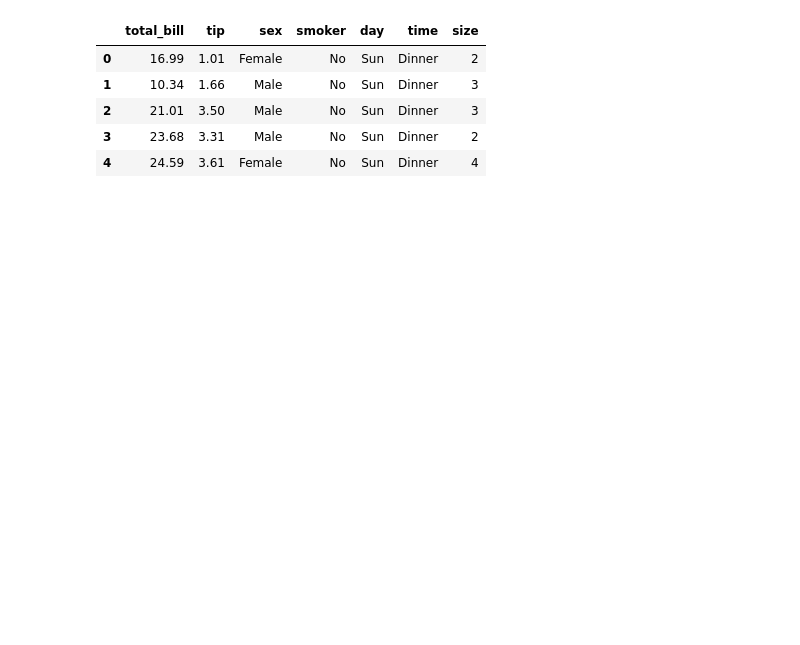
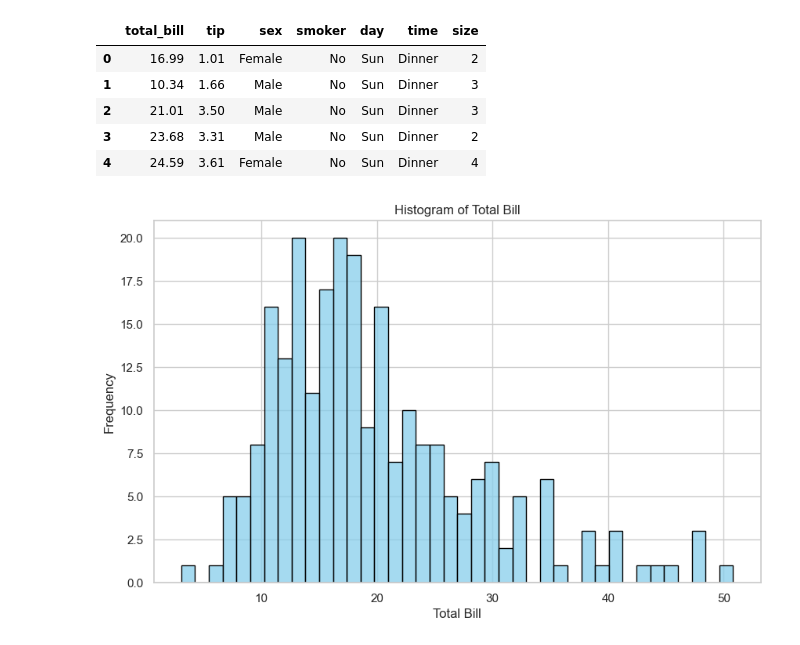
Before and after one commit to Md-Awaf/Big-Data-Analytics, a Jupyter notebook: Assignment 2/Q1a.ipynb, the cells around one changed output. Saved outputs shown, nothing was run; the diff lists cells and outputs as text; code cells hidden in the pictures; blank space fills up the shorter version.

```diff
--- a/Assignment 2/Q1a.ipynb
+++ b/Assignment 2/Q1a.ipynb
@@ -13,3 +13,20 @@ data.head()
 | 2 | 21.01 | 3.50 | Male | No | Sun | Dinner | 3 |
 | 3 | 23.68 | 3.31 | Male | No | Sun | Dinner | 2 |
 | 4 | 24.59 | 3.61 | Female | No | Sun | Dinner | 4 |
+# %%
+# Extracting the columns in the specified sequence
+selected_columns = ['time', 'total_bill', 'tip', 'day']
+data = data[selected_columns]
+# %%
+# Setting seaborn style
+sns.set(style="whitegrid")
+# %%
+# Plotting histogram for total_bill
+plt.figure(figsize=(10, 6))
+sns.histplot(data['total_bill'], bins=40, kde=False, color='skyblue', edgecolor='black')
+plt.title('Histogram of Total Bill')
+plt.xlabel('Total Bill')
+plt.ylabel('Frequency')
+plt.show()
+# %% [output]
+[figure, added]
```
Also changed, not shown: parts of 4 cells of this notebook.
